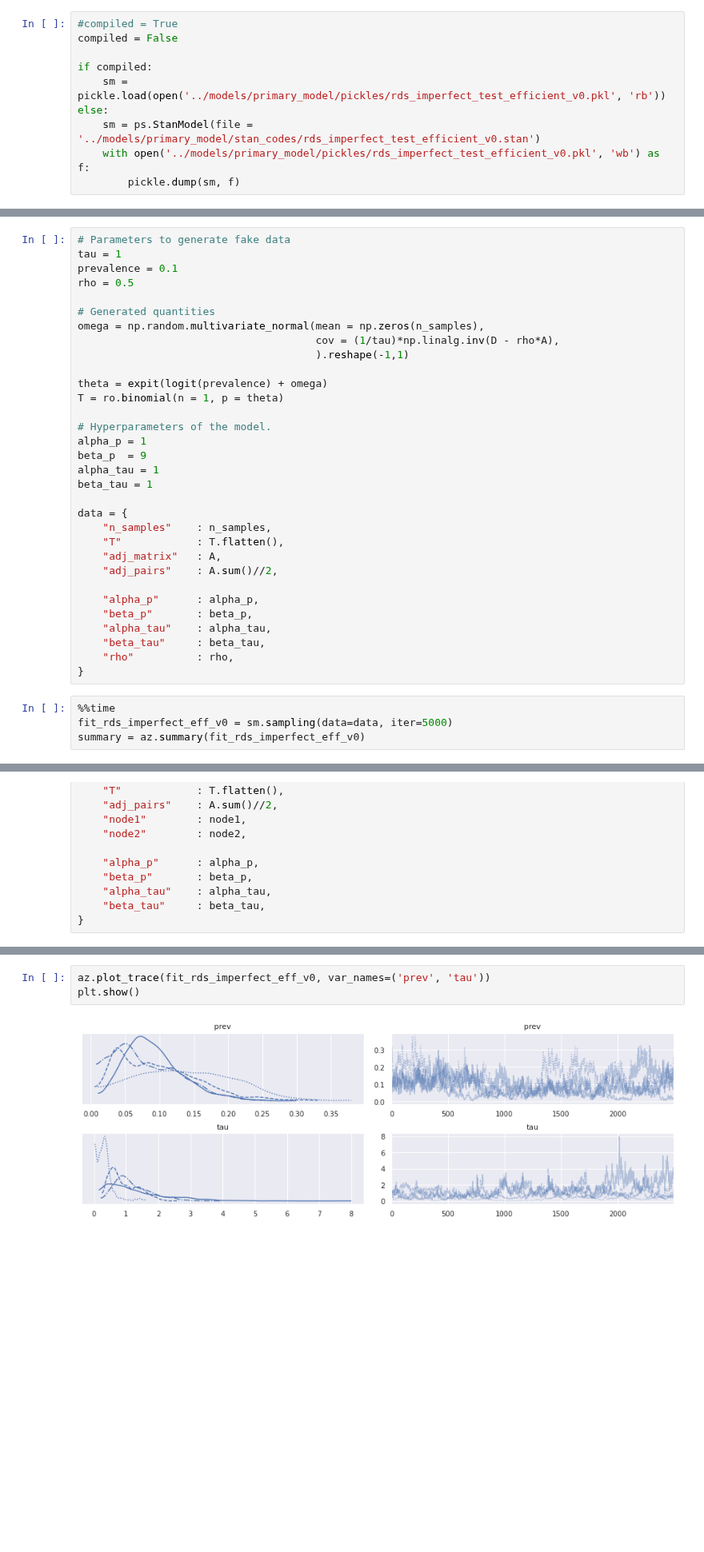
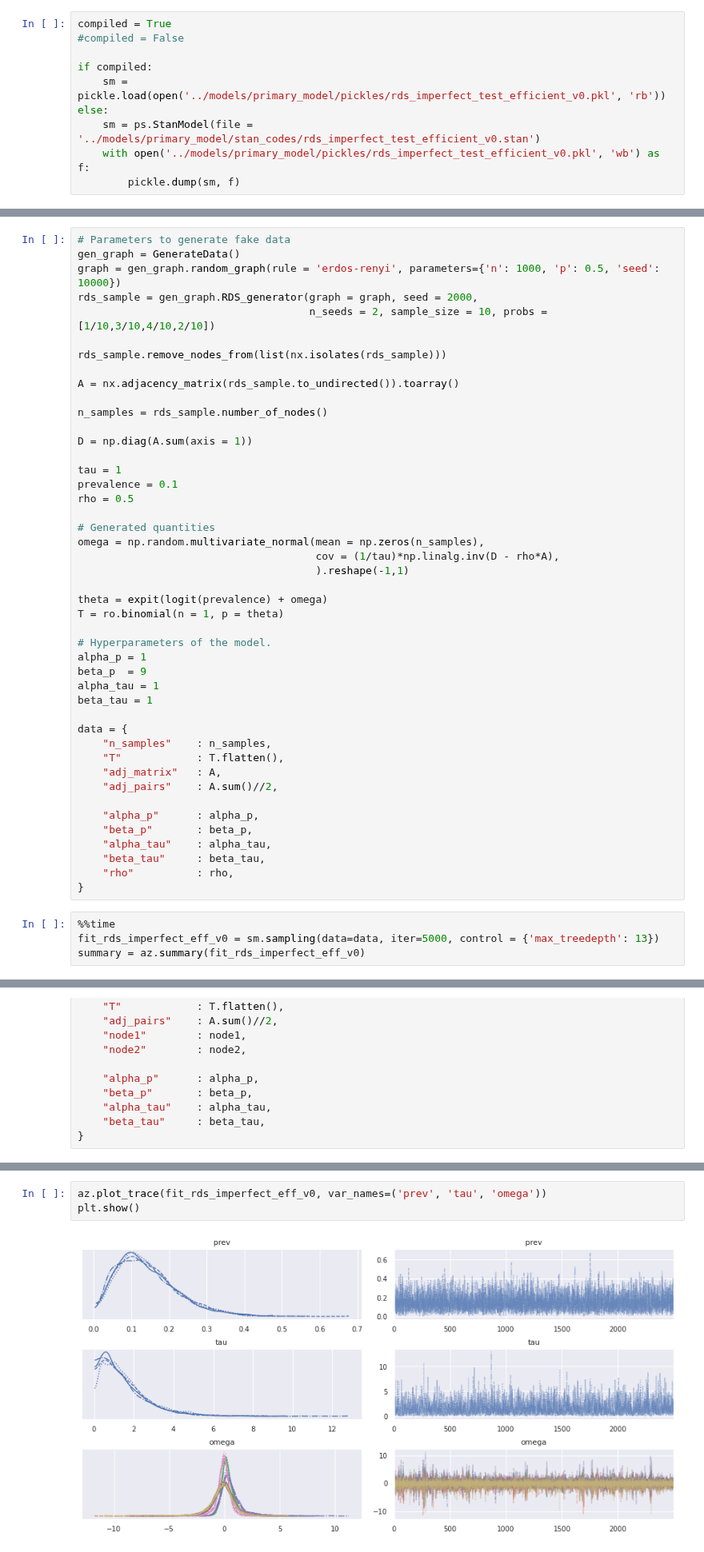
Before and after one commit to lucasmoschen/rds-bayesian-analysis-tcc, a Jupyter notebook: notebooks_book/imperfect_test_rds.ipynb, the cells around one changed output, grey strips where cells are left out. Shown at 80% size. Drawn from its saved outputs; the diff is of its cells as text; blank space fills up the shorter version.

```diff
--- a/notebooks_book/imperfect_test_rds.ipynb
+++ b/notebooks_book/imperfect_test_rds.ipynb
@@ -361,8 +361,8 @@ plt.show()
 
 Since we are having a lot of problems with the model, we need to simpify and understand where the problem is,
 # %%
-#compiled = True
-compiled = False
+compiled = True
+#compiled = False
 
 if compiled:
     sm = pickle.load(open('../models/primary_model/pickles/rds_imperfect_test_efficient_v0.pkl', 'rb'))
@@ -375,5 +373,18 @@ INFO:pystan:COMPILING THE C++ CODE FOR MODEL anon_model_00954d35693945a77ea9e8d5
 # %%
 # Parameters to generate fake data
+gen_graph = GenerateData()
+graph = gen_graph.random_graph(rule = 'erdos-renyi', parameters={'n': 1000, 'p': 0.5, 'seed': 10000})
+rds_sample = gen_graph.RDS_generator(graph = graph, seed = 2000,
+                                     n_seeds = 2, sample_size = 10, probs = [1/10,3/10,4/10,2/10])
+
+rds_sample.remove_nodes_from(list(nx.isolates(rds_sample)))
+
+A = nx.adjacency_matrix(rds_sample.to_undirected()).toarray()
+
+n_samples = rds_sample.number_of_nodes()
+
+D = np.diag(A.sum(axis = 1))
+
 tau = 1
 prevalence = 0.1
 rho = 0.5
@@ -406,6 +417,6 @@ data = {
 }
 # %%
 %%time
-fit_rds_imperfect_eff_v0 = sm.sampling(data=data, iter=5000)
+fit_rds_imperfect_eff_v0 = sm.sampling(data=data, iter=5000, control = {'max_treedepth': 13})
 summary = az.summary(fit_rds_imperfect_eff_v0)
 # %% [output]
@@ -492,5 +495,5 @@ Wall time: 17min 51s
 # %%
-az.plot_trace(fit_rds_imperfect_eff_v0, var_names=('prev', 'tau'))
+az.plot_trace(fit_rds_imperfect_eff_v0, var_names=('prev', 'tau', 'omega'))
 plt.show()
 # %% [output]
-[figure, old version]
+[figure, new version]
```
Also changed, not shown: parts of 6 cells of this notebook, 3 other files.
